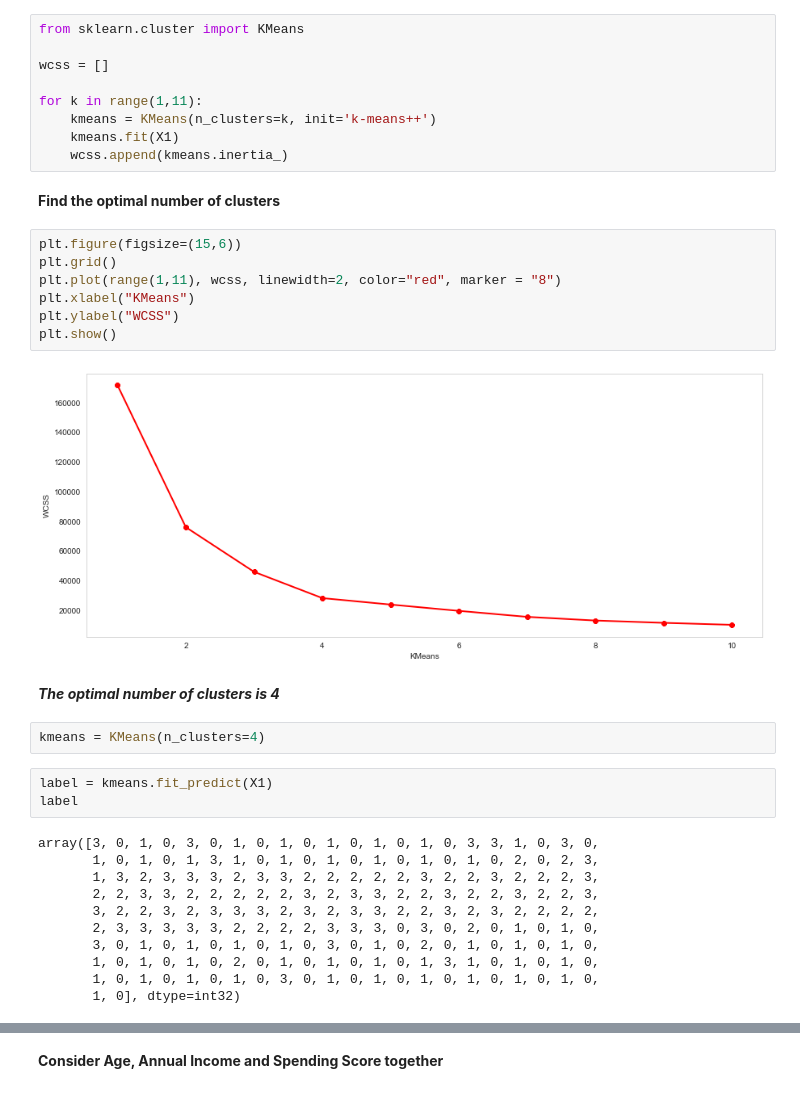
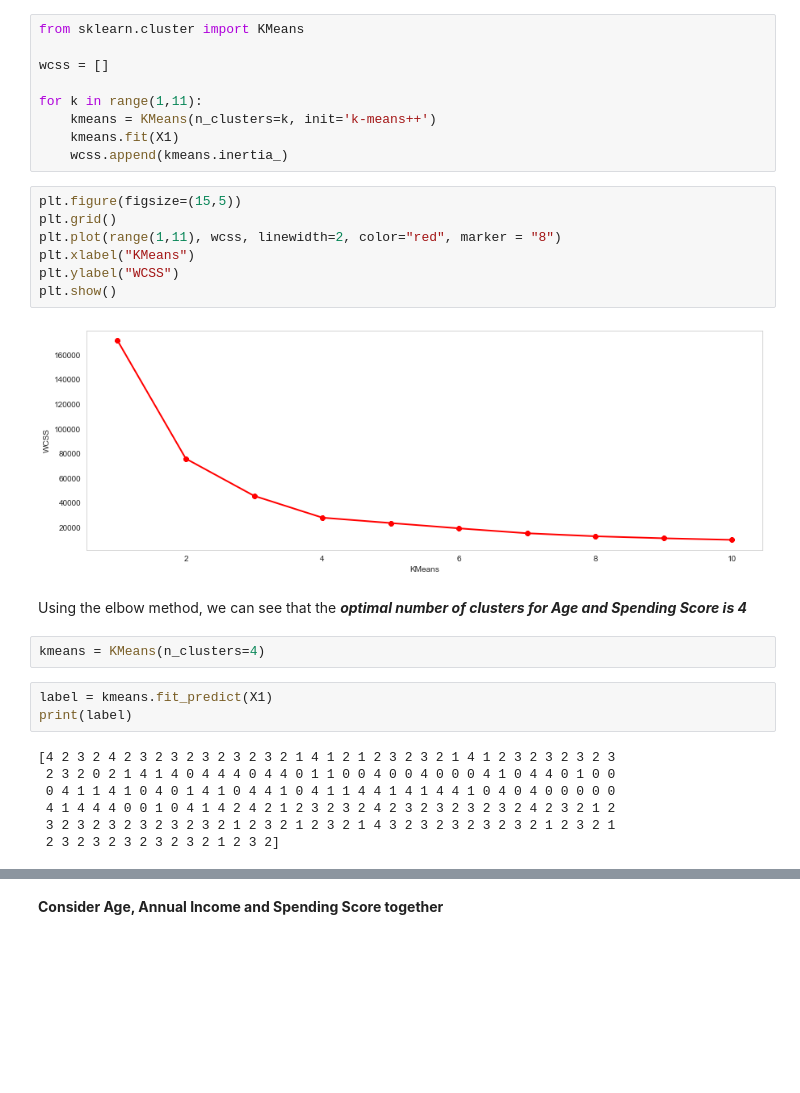
Before and after one commit to mlyngholm/mall, a Jupyter notebook: Customer segmentation.ipynb, the cells around one changed output, grey strips where cells are left out. Drawn from its saved outputs; the diff is of its cells as text; blank space fills up the shorter version.

```diff
--- a/Customer segmentation.ipynb
+++ b/Customer segmentation.ipynb
@@ -209,35 +213,29 @@ for k in range(1,11):
     kmeans = KMeans(n_clusters=k, init='k-means++')
     kmeans.fit(X1)
     wcss.append(kmeans.inertia_)
-# %% [markdown]
-**Find the optimal number of clusters**
 # %%
-plt.figure(figsize=(15,6))
+plt.figure(figsize=(15,5))
 plt.grid()
 plt.plot(range(1,11), wcss, linewidth=2, color="red", marker = "8")
 plt.xlabel("KMeans")
 plt.ylabel("WCSS")
 plt.show()
 # %% [output]
-[figure, old version]
+[figure, new version]
 # %% [markdown]
-***The optimal number of clusters is 4***
+Using the elbow method, we can see that the ***optimal number of clusters for Age and Spending Score is 4***
 # %%
 kmeans = KMeans(n_clusters=4)
 # %%
 label = kmeans.fit_predict(X1)
-label
+print(label)
 # %% [output]
-array([3, 0, 1, 0, 3, 0, 1, 0, 1, 0, 1, 0, 1, 0, 1, 0, 3, 3, 1, 0, 3, 0,
-       1, 0, 1, 0, 1, 3, 1, 0, 1, 0, 1, 0, 1, 0, 1, 0, 1, 0, 2, 0, 2, 3,
-       1, 3, 2, 3, 3, 3, 2, 3, 3, 2, 2, 2, 2, 2, 3, 2, 2, 3, 2, 2, 2, 3,
-       2, 2, 3, 3, 2, 2, 2, 2, 2, 3, 2, 3, 3, 2, 2, 3, 2, 2, 3, 2, 2, 3,
-       3, 2, 2, 3, 2, 3, 3, 3, 2, 3, 2, 3, 3, 2, 2, 3, 2, 3, 2, 2, 2, 2,
-       2, 3, 3, 3, 3, 3, 2, 2, 2, 2, 3, 3, 3, 0, 3, 0, 2, 0, 1, 0, 1, 0,
-       3, 0, 1, 0, 1, 0, 1, 0, 1, 0, 3, 0, 1, 0, 2, 0, 1, 0, 1, 0, 1, 0,
-       1, 0, 1, 0, 1, 0, 2, 0, 1, 0, 1, 0, 1, 0, 1, 3, 1, 0, 1, 0, 1, 0,
-       1, 0, 1, 0, 1, 0, 1, 0, 3, 0, 1, 0, 1, 0, 1, 0, 1, 0, 1, 0, 1, 0,
-       1, 0], dtype=int32)
+[4 2 3 2 4 2 3 2 3 2 3 2 3 2 3 2 1 4 1 2 1 2 3 2 3 2 1 4 1 2 3 2 3 2 3 2 3
+ 2 3 2 0 2 1 4 1 4 0 4 4 4 0 4 4 0 1 1 0 0 4 0 0 4 0 0 0 4 1 0 4 4 0 1 0 0
+ 0 4 1 1 4 1 0 4 0 1 4 1 0 4 4 1 0 4 1 1 4 4 1 4 1 4 4 1 0 4 0 4 0 0 0 0 0
+ 4 1 4 4 4 0 0 1 0 4 1 4 2 4 2 1 2 3 2 3 2 4 2 3 2 3 2 3 2 3 2 4 2 3 2 1 2
+ 3 2 3 2 3 2 3 2 3 2 3 2 1 2 3 2 1 2 3 2 1 4 3 2 3 2 3 2 3 2 3 2 1 2 3 2 1
+ 2 3 2 3 2 3 2 3 2 3 2 1 2 3 2]
 # %%
 print(kmeans.cluster_centers_)
 # %% [output]
```
Also changed, not shown: parts of 31 cells of this notebook.
